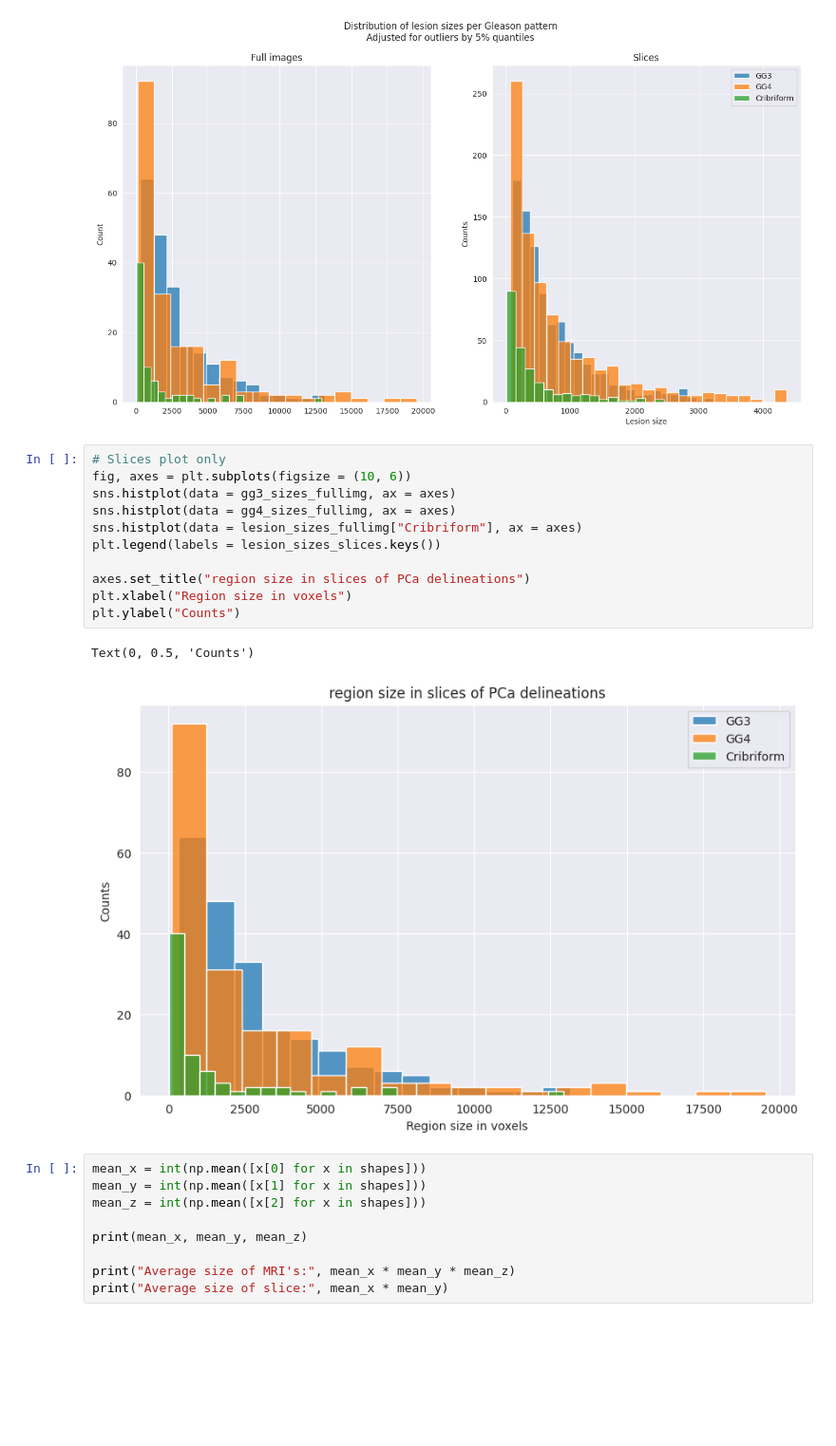
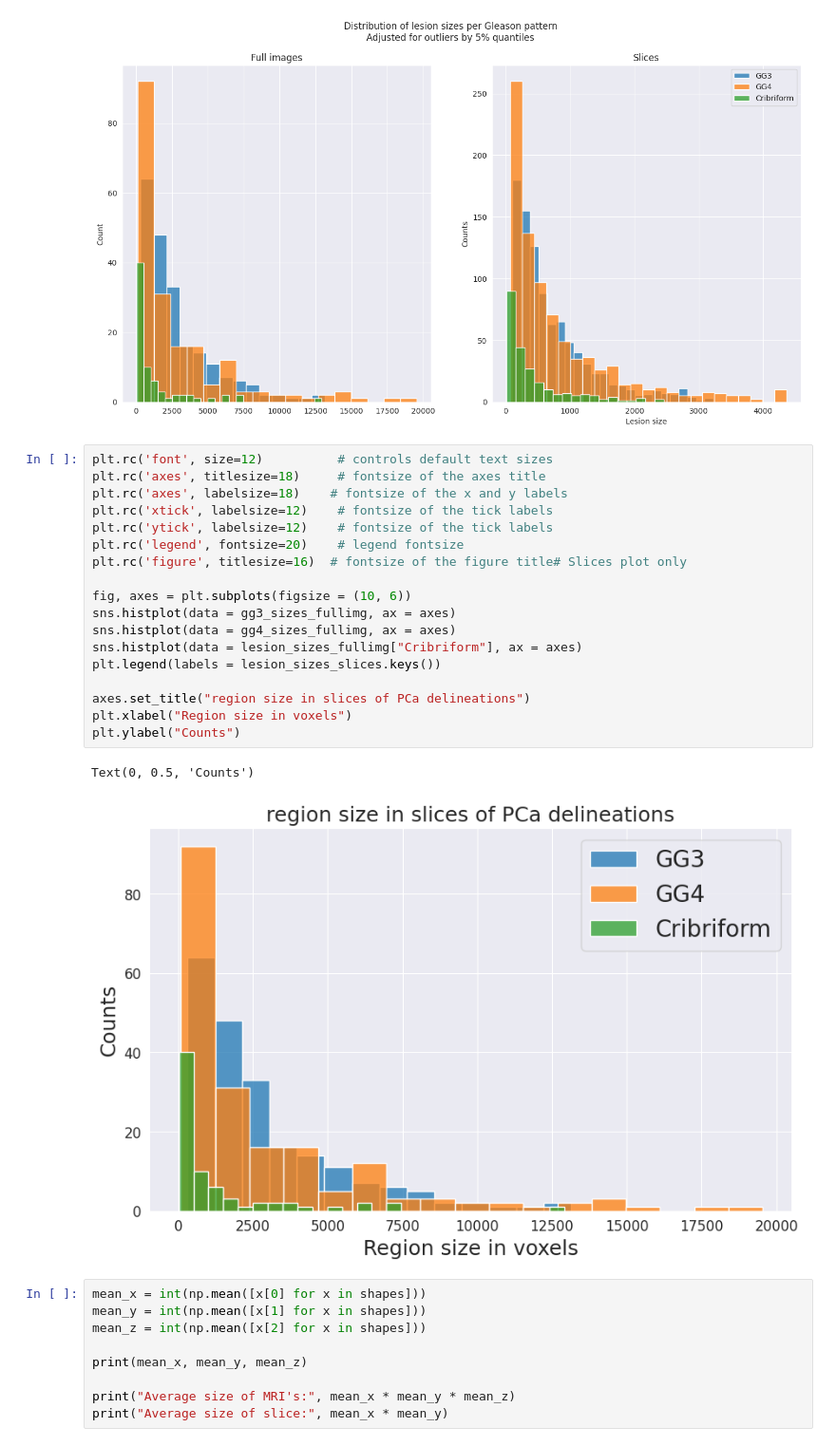
Before and after one commit to Looqes/pca_thesis_project, a Jupyter notebook: notebooks/eda2.ipynb, the cells around one changed output. Shown: that part at 95% size. Saved outputs shown, nothing was run; the diff lists cells and outputs as text; blank space fills up the shorter version.

```diff
--- a/notebooks/eda2.ipynb
+++ b/notebooks/eda2.ipynb
@@ -329,19 +329,26 @@ display(lesion_size_stats.iloc[3:])
 | cribriform lesion size in slices | 424.8 | 216.0 |
 [figure]
 # %%
-# Slices plot only
+plt.rc('font', size=12)          # controls default text sizes
+plt.rc('axes', titlesize=18)     # fontsize of the axes title
+plt.rc('axes', labelsize=18)    # fontsize of the x and y labels
+plt.rc('xtick', labelsize=12)    # fontsize of the tick labels
+plt.rc('ytick', labelsize=12)    # fontsize of the tick labels
+plt.rc('legend', fontsize=20)    # legend fontsize
+plt.rc('figure', titlesize=16)  # fontsize of the figure title# Slices plot only
+
 fig, axes = plt.subplots(figsize = (10, 6))
 sns.histplot(data = gg3_sizes_fullimg, ax = axes)
 sns.histplot(data = gg4_sizes_fullimg, ax = axes)
 sns.histplot(data = lesion_sizes_fullimg["Cribriform"], ax = axes)
 plt.legend(labels = lesion_sizes_slices.keys())
 
 axes.set_title("region size in slices of PCa delineations")
 plt.xlabel("Region size in voxels")
 plt.ylabel("Counts")
 # %% [output]
 Text(0, 0.5, 'Counts')
-[figure, old version]
+[figure, new version]
 # %%
 mean_x = int(np.mean([x[0] for x in shapes]))
 mean_y = int(np.mean([x[1] for x in shapes]))
```
Also changed, not shown: parts of 2 cells of this notebook, 10 other files.
